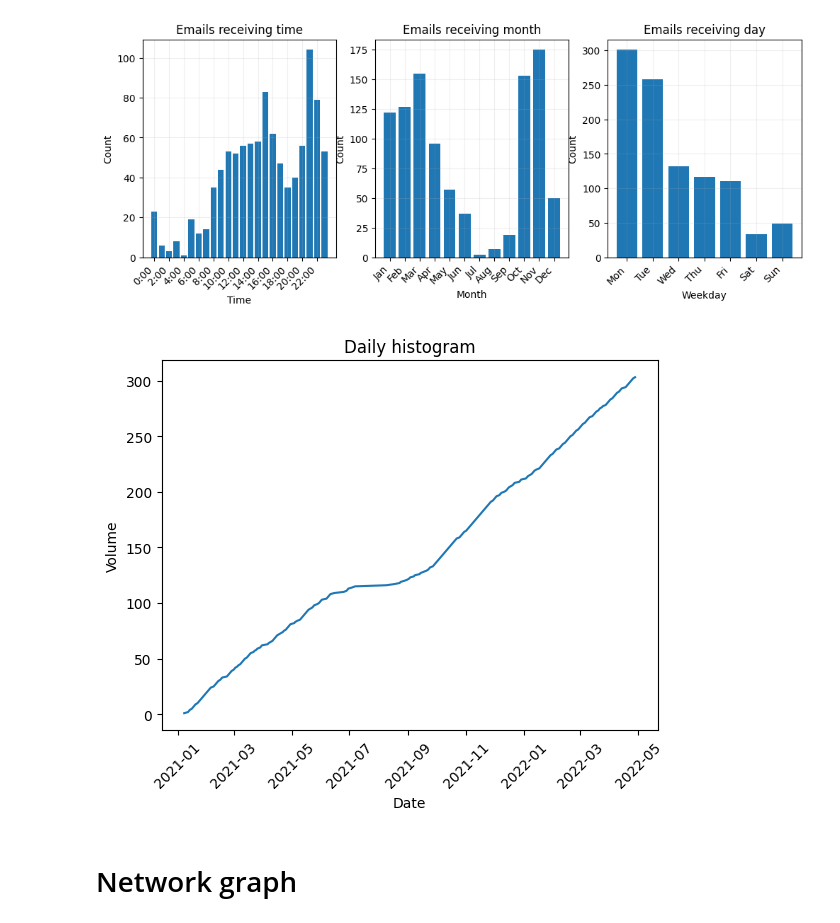
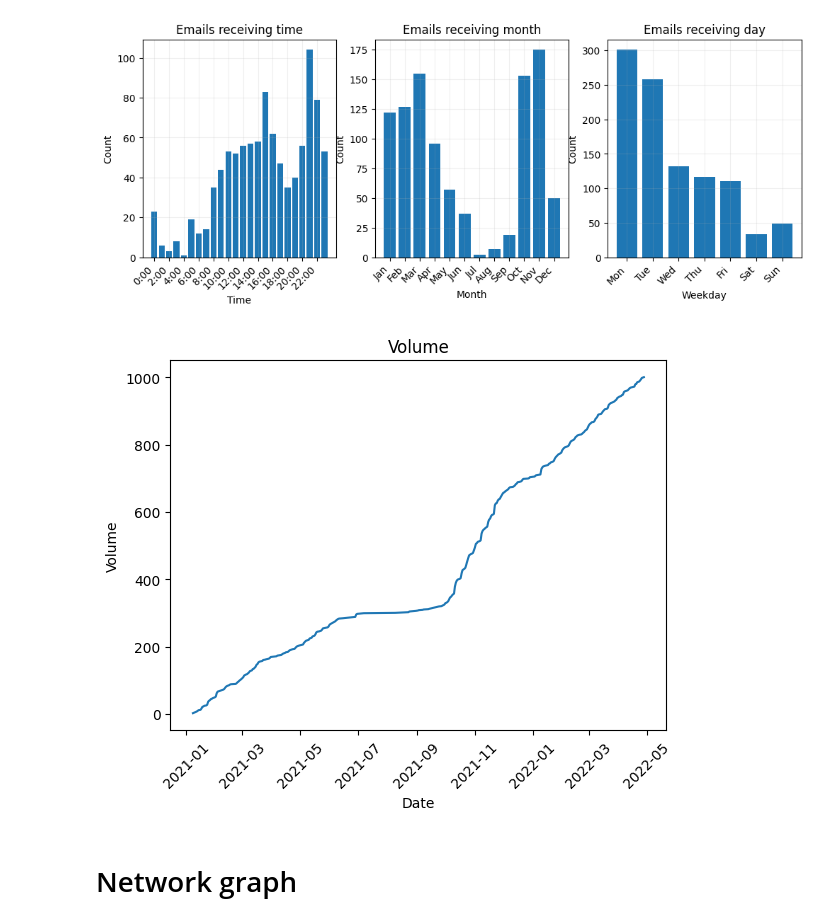
Before and after one commit to Ziverael/Studies2, a Jupyter notebook: ud/list2.ipynb, the cells around one changed output. Drawn from its saved outputs; the diff is of its cells as text; code cells hidden in the pictures.

```diff
--- a/ud/list2.ipynb
+++ b/ud/list2.ipynb
@@ -175,8 +176,6 @@ ax.grid(alpha=0.2)
 # %%
 daily_volume = (
     daily_hist
-    .group_by("Time")
-    .agg(pl.len().alias("count"))
     .with_columns(
         pl.col("count").cum_sum().alias("cumulative_count")
     )
@@ -184,13 +183,13 @@ daily_volume = (
 # %%
 
 plt.plot(daily_volume["Time"], daily_volume["cumulative_count"])
 plt.xlabel("Date")
 plt.ylabel("Volume")
-plt.title("Daily histogram")
+plt.title("Volume")
 plt.xticks(rotation=45)
 plt.show()
 # %% [output]
-[figure, old version]
+[figure, new version]
 # %% [markdown]
 # Network graph
 # %%
```
Also changed, not shown: parts of 10 cells of this notebook, 2 other files.
